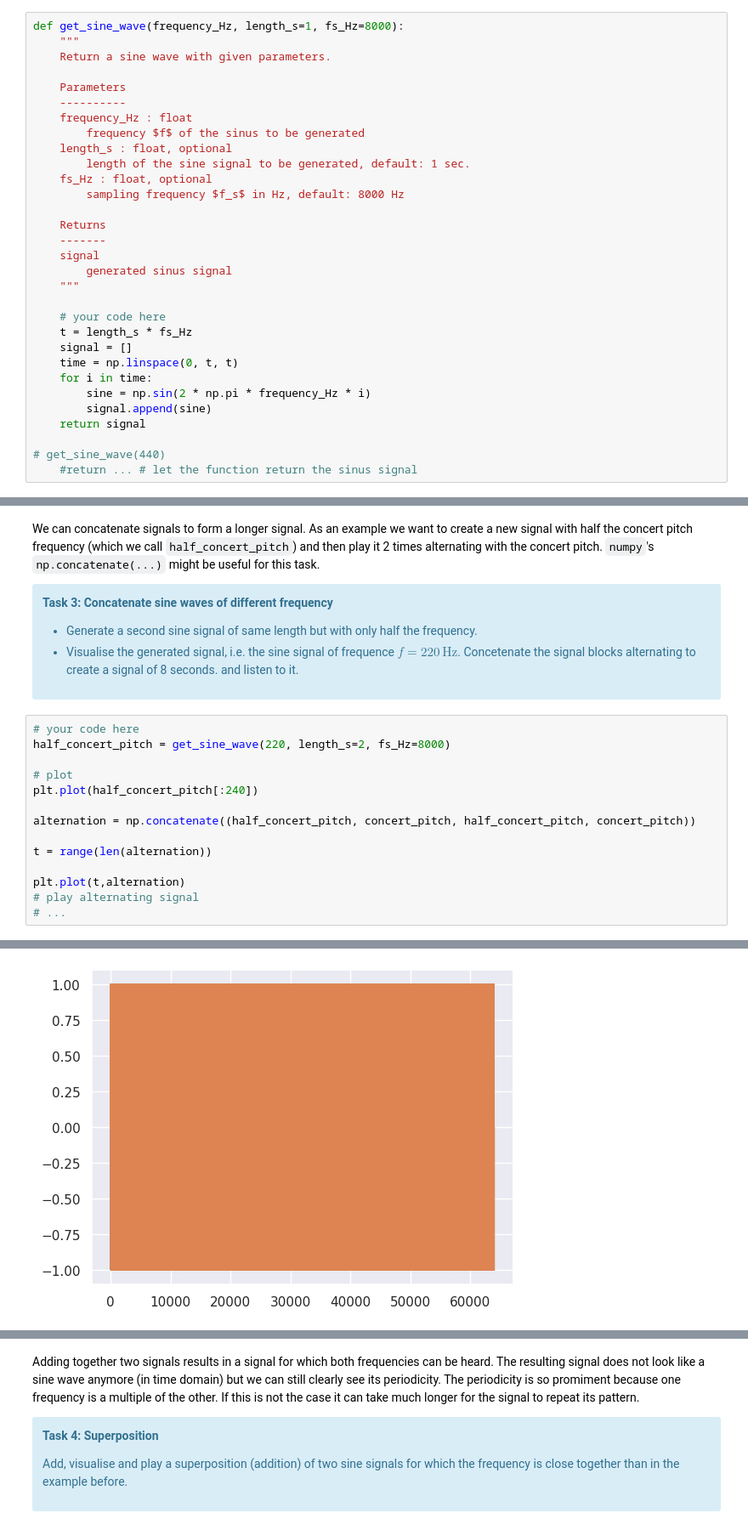
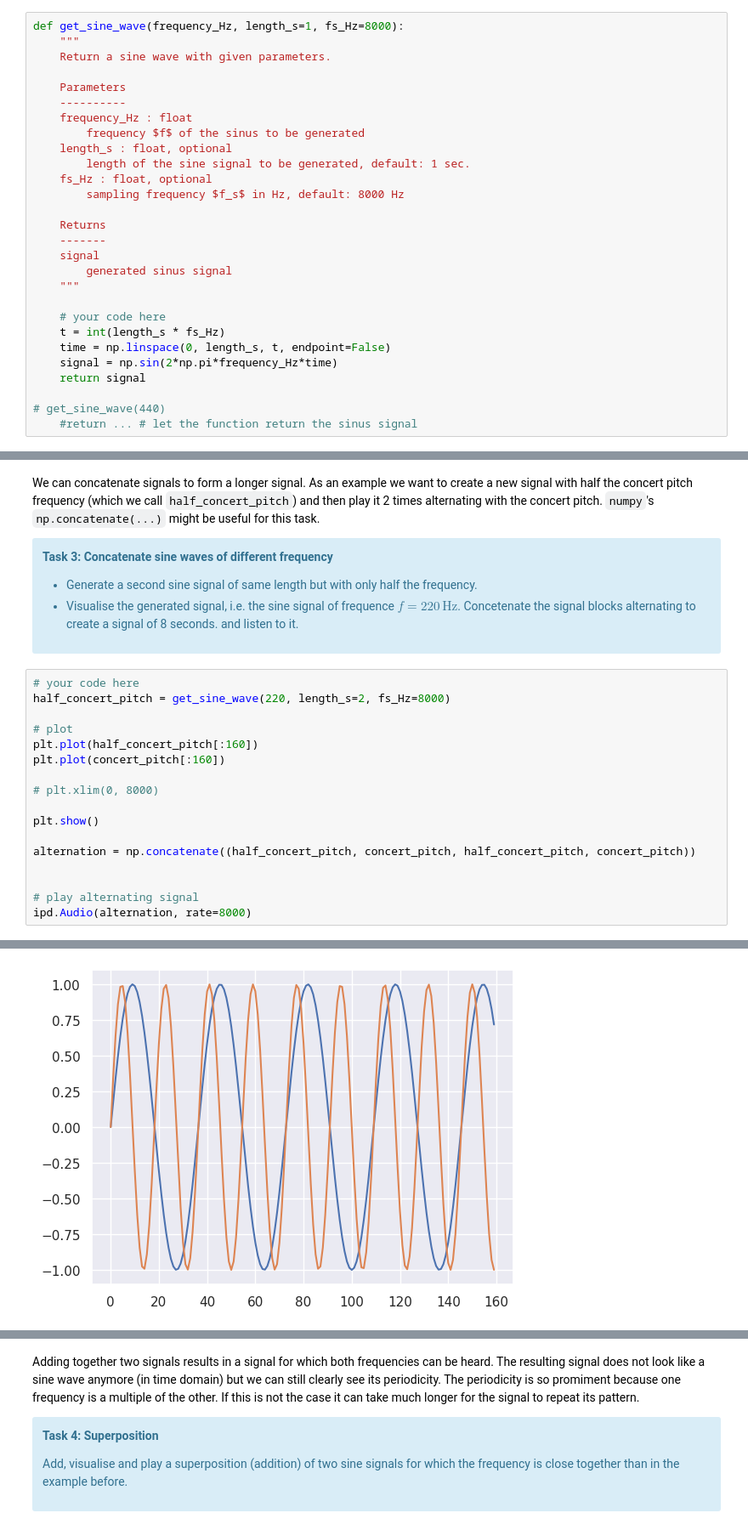
Before and after one commit to lucyshef/speech-processing, a Jupyter notebook: Lab-Sheet-2/Lab-Sheet-2.ipynb, the cells around one changed output, grey strips where cells are left out. Shown: that part at 85% size. Saved outputs shown, nothing was run; the diff lists cells and outputs as text.

```diff
--- a/Lab-Sheet-2/Lab-Sheet-2.ipynb
+++ b/Lab-Sheet-2/Lab-Sheet-2.ipynb
@@ -86,12 +88,9 @@ def get_sine_wave(frequency_Hz, length_s=1, fs_Hz=8000):
     """
 
     # your code here
-    t = length_s * fs_Hz
-    signal = []
-    time = np.linspace(0, t, t)
-    for i in time:
-        sine = np.sin(2 * np.pi * frequency_Hz * i)
-        signal.append(sine)
+    t = int(length_s * fs_Hz)
+    time = np.linspace(0, length_s, t, endpoint=False)
+    signal = np.sin(2*np.pi*frequency_Hz*time)
     return signal
 
 # get_sine_wave(440)
@@ -149,13 +146,16 @@ As an example we want to create a new signal with half the concert pitch frequen
 half_concert_pitch = get_sine_wave(220, length_s=2, fs_Hz=8000)
 
 # plot
-plt.plot(half_concert_pitch[:240])
+plt.plot(half_concert_pitch[:160])
+plt.plot(concert_pitch[:160])
+
+# plt.xlim(0, 8000)
+
+plt.show()
 
 alternation = np.concatenate((half_concert_pitch, concert_pitch, half_concert_pitch, concert_pitch))
 
-t = range(len(alternation))
 
-plt.plot(t,alternation)
 # play alternating signal
-# ...
+ipd.Audio(alternation, rate=8000)
 # %% [output]
@@ -165 +162 @@ plt.plot(t,alternation)
-[figure, old version]
+[figure, new version]
```
Also changed, not shown: parts of 9 cells of this notebook, 3 other files.
